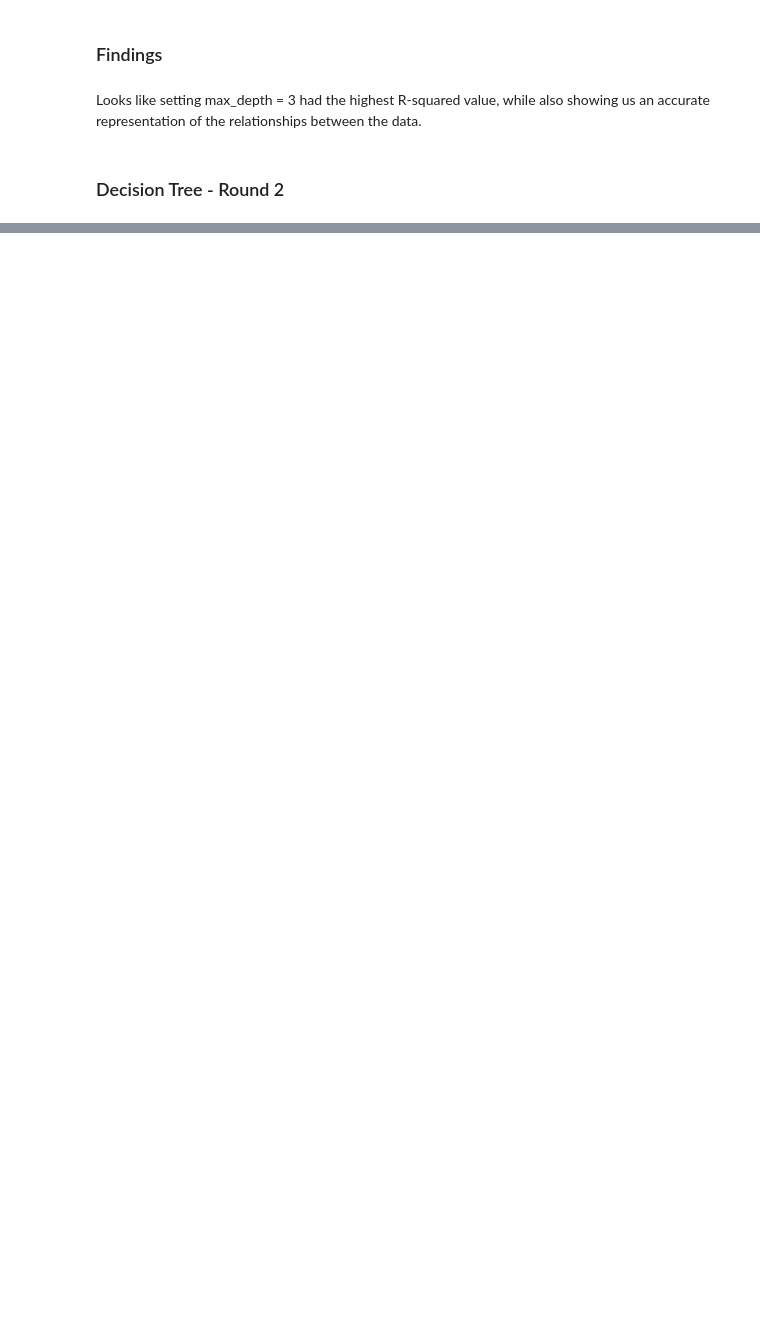
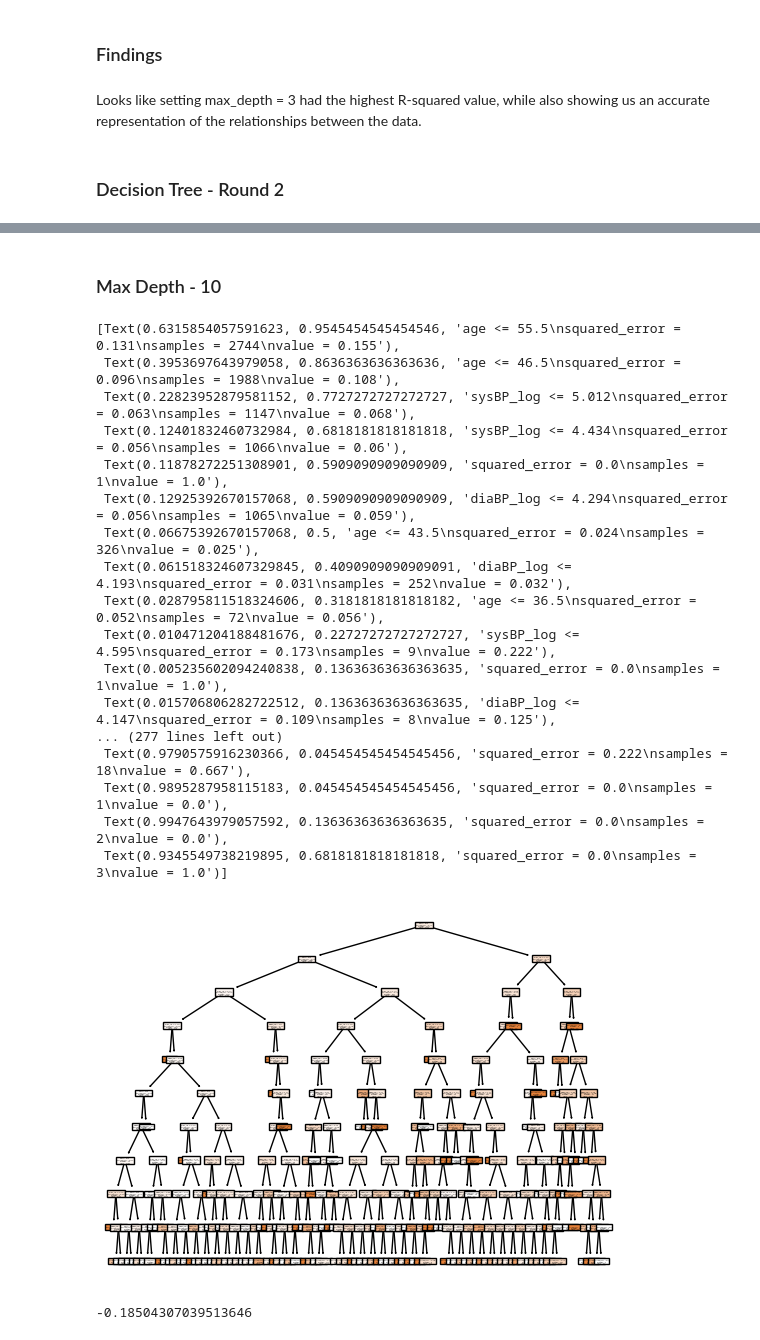
Before and after one commit to amolaka/Notable-Projects, a Jupyter notebook: CHD_Paper.ipynb, the cells around one changed output, grey strips where cells are left out. Saved outputs shown, nothing was run; the diff lists cells and outputs as text; code cells hidden in the pictures; blank space fills up the shorter version.

```diff
--- a/CHD_Paper.ipynb
+++ b/CHD_Paper.ipynb
@@ -706,0 +932,47 @@ forest_importances.plot.bar()
+# %% [markdown]
+### Max Depth - 10
+# %%
+# Trying to improve r^2 value
+
+# Process data
+y = tree_data['TenYearCHD']
+X = tree_data.drop(['TenYearCHD'], axis = 1)
+y_test = tree_test_data['TenYearCHD']
+X_test = tree_test_data.drop(['TenYearCHD'], axis = 1)
+
+# Fit tree
+tree = DecisionTreeRegressor(max_depth = 10)
+tree = tree.fit(X, y)
+
+# Make predictions on the test data
+y_hat = tree.predict(X_test)
+
+# Visualize results
+plot_tree(tree, filled = True, feature_names = tree.feature_names_in_)
+# %% [output]
+[Text(0.6315854057591623, 0.9545454545454546, 'age <= 55.5\nsquared_error = 0.131\nsamples = 2744\nvalue = 0.155'),
+ Text(0.3953697643979058, 0.8636363636363636, 'age <= 46.5\nsquared_error = 0.096\nsamples = 1988\nvalue = 0.108'),
+ Text(0.22823952879581152, 0.7727272727272727, 'sysBP_log <= 5.012\nsquared_error = 0.063\nsamples = 1147\nvalue = 0.068'),
+ Text(0.12401832460732984, 0.6818181818181818, 'sysBP_log <= 4.434\nsquared_error = 0.056\nsamples = 1066\nvalue = 0.06'),
+ Text(0.11878272251308901, 0.5909090909090909, 'squared_error = 0.0\nsamples = 1\nvalue = 1.0'),
+ Text(0.12925392670157068, 0.5909090909090909, 'diaBP_log <= 4.294\nsquared_error = 0.056\nsamples = 1065\nvalue = 0.059'),
+ Text(0.06675392670157068, 0.5, 'age <= 43.5\nsquared_error = 0.024\nsamples = 326\nvalue = 0.025'),
+ Text(0.061518324607329845, 0.4090909090909091, 'diaBP_log <= 4.193\nsquared_error = 0.031\nsamples = 252\nvalue = 0.032'),
+ Text(0.028795811518324606, 0.3181818181818182, 'age <= 36.5\nsquared_error = 0.052\nsamples = 72\nvalue = 0.056'),
+ Text(0.010471204188481676, 0.22727272727272727, 'sysBP_log <= 4.595\nsquared_error = 0.173\nsamples = 9\nvalue = 0.222'),
+ Text(0.005235602094240838, 0.13636363636363635, 'squared_error = 0.0\nsamples = 1\nvalue = 1.0'),
+ Text(0.015706806282722512, 0.13636363636363635, 'diaBP_log <= 4.147\nsquared_error = 0.109\nsamples = 8\nvalue = 0.125'),
+... (277 lines left out)
+ Text(0.9790575916230366, 0.045454545454545456, 'squared_error = 0.222\nsamples = 18\nvalue = 0.667'),
+ Text(0.9895287958115183, 0.045454545454545456, 'squared_error = 0.0\nsamples = 1\nvalue = 0.0'),
+ Text(0.9947643979057592, 0.13636363636363635, 'squared_error = 0.0\nsamples = 2\nvalue = 0.0'),
+ Text(0.9345549738219895, 0.6818181818181818, 'squared_error = 0.0\nsamples = 3\nvalue = 1.0')]
+[figure, added]
+# %%
+# Statistics for above tree
+SSE = np.sum((y_test - y_hat) ** 2)
+TSS  =np.sum((y_test - np.mean(y)) ** 2)
+rsq = 1 - SSE/TSS
+print(rsq)
+# %% [output]
+-0.18504307039513646
```
Also changed, not shown: parts of 46 cells of this notebook.
